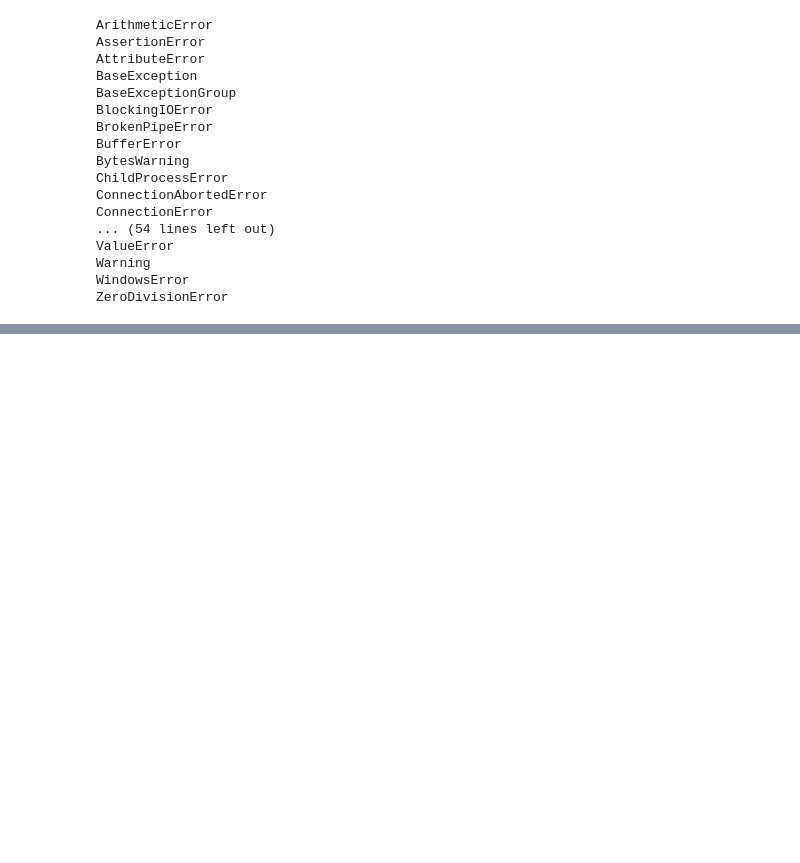
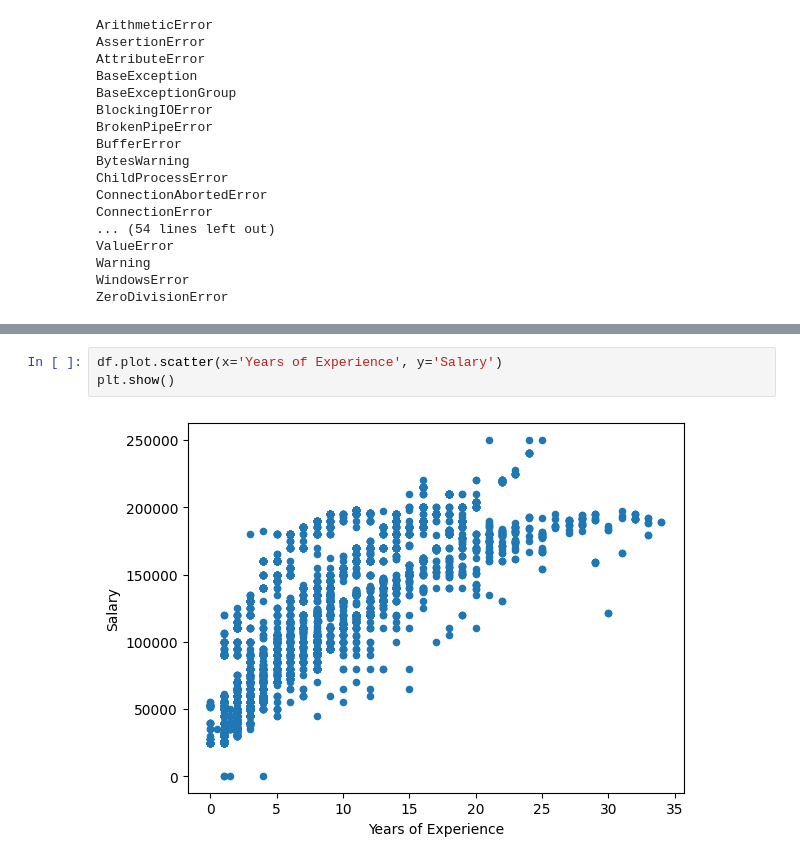
Before and after one commit to innovatorcoder1/PythonCode, a Jupyter notebook: Python.ipynb, the cells around one changed output, grey strips where cells are left out. Cells and saved outputs as stored; diff of their text form; blank space fills up the shorter version.

```diff
--- a/Python.ipynb
+++ b/Python.ipynb
@@ -437,0 +577,5 @@ ZeroDivisionError
+# %%
+df.plot.scatter(x='Years of Experience', y='Salary')
+plt.show()
+# %% [output]
+[figure, added]
```
Also changed, not shown: parts of 15 cells of this notebook, 8 other files.
